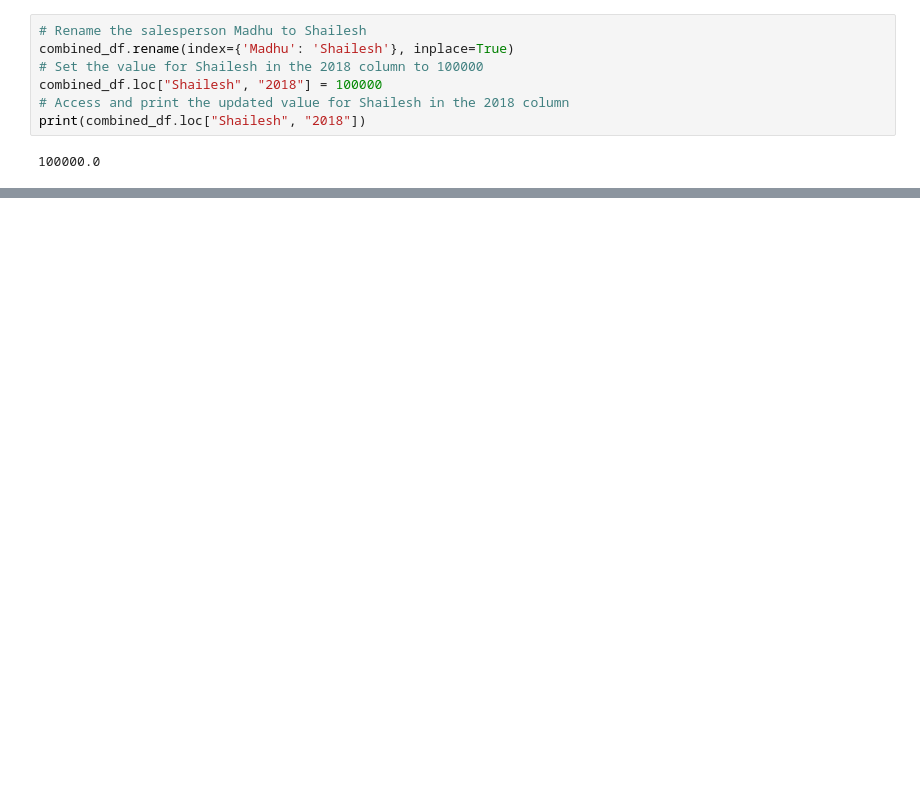
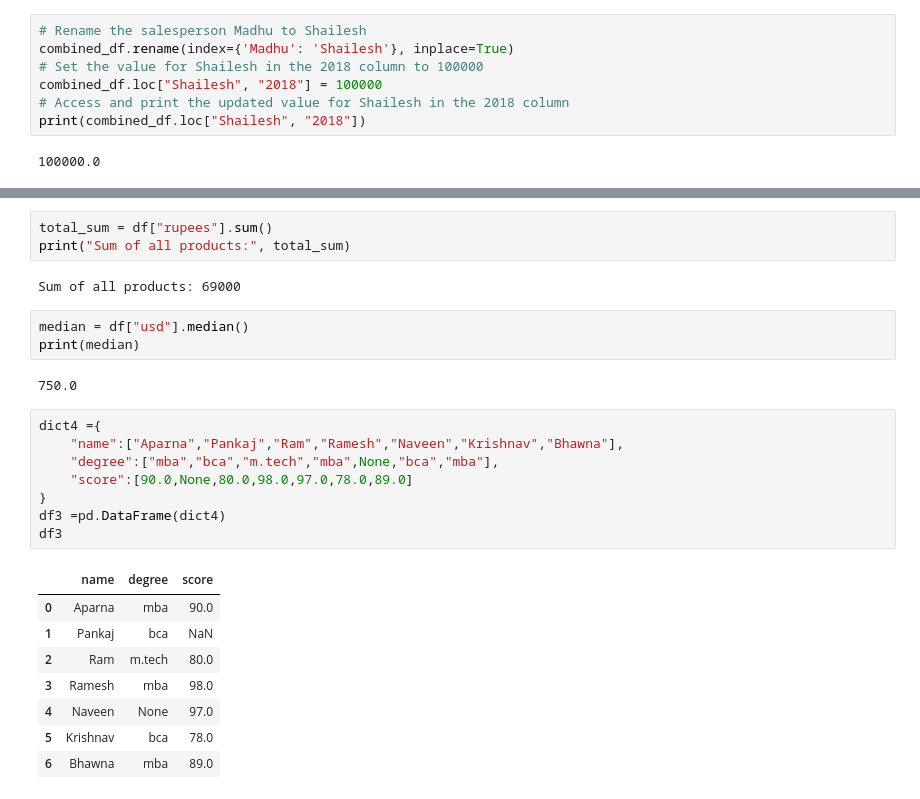
Before and after one commit to RahulArra/Machine-Learning, a Jupyter notebook: ML_week_1.ipynb, the cells around one changed output, grey strips where cells are left out. Cells and saved outputs as stored; diff of their text form; blank space fills up the shorter version.

```diff
--- a/ML_week_1.ipynb
+++ b/ML_week_1.ipynb
@@ -172,0 +208,27 @@ print(combined_df.loc["Shailesh", "2018"])
+# %%
+total_sum = df["rupees"].sum()
+print("Sum of all products:", total_sum)
+# %% [output]
+Sum of all products: 69000
+# %%
+median = df["usd"].median()
+print(median)
+# %% [output]
+750.0
+# %%
+dict4 ={
+    "name":["Aparna","Pankaj","Ram","Ramesh","Naveen","Krishnav","Bhawna"],
+    "degree":["mba","bca","m.tech","mba",None,"bca","mba"],
+    "score":[90.0,None,80.0,98.0,97.0,78.0,89.0]
+}
+df3 =pd.DataFrame(dict4)
+df3
+# %% [output]
+|  | name | degree | score |
+| 0 | Aparna | mba | 90.0 |
+| 1 | Pankaj | bca | NaN |
+| 2 | Ram | m.tech | 80.0 |
+| 3 | Ramesh | mba | 98.0 |
+| 4 | Naveen | None | 97.0 |
+| 5 | Krishnav | bca | 78.0 |
+| 6 | Bhawna | mba | 89.0 |
```
Also changed, not shown: parts of 10 cells of this notebook.
